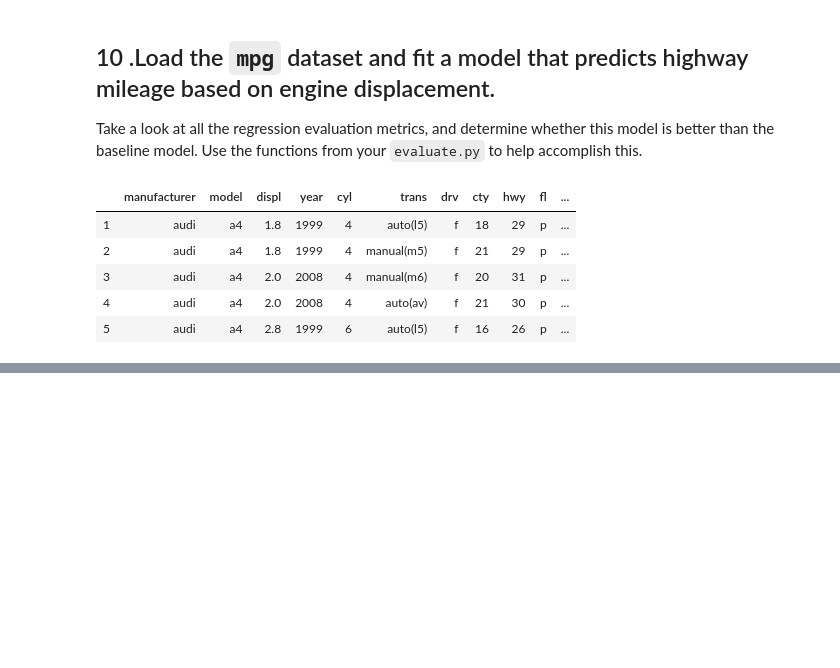
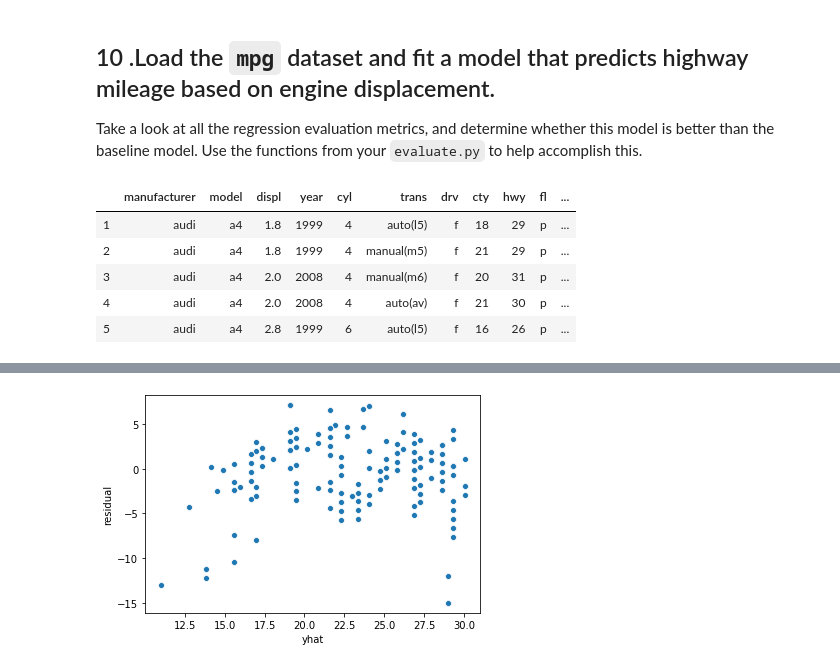
Before and after one commit to chasethompson/ds-methodologies-exercises, a Jupyter notebook: regression/evaluate.ipynb, the cells around one changed output, grey strips where cells are left out. Saved outputs shown, nothing was run; the diff lists cells and outputs as text; code cells hidden in the pictures; blank space fills up the shorter version.

```diff
--- a/regression/evaluate.ipynb
+++ b/regression/evaluate.ipynb
@@ -306,0 +287,2 @@ df = mpg['hwy', ]
+# %%
+df["yhat_baseline"] = df["y"].mean()
@@ -306,0 +298,8 @@ df = mpg['hwy', ]
+# %%
+from statsmodels.formula.api import ols
+
+# generate parameters, i.e. create model
+ols_model = ols('y ~ x', data = df).fit()
+
+# compute predictions and add to original dataframe
+df['yhat'] = ols_model.predict(df.x)
@@ -306,0 +315,6 @@ df = mpg['hwy', ]
+# %%
+df["residual"] = df["yhat"] - df["y"]
+# %%
+evaluate.plot_residuals(df)
+# %% [output]
+[figure, added]
```
Also changed, not shown: parts of 21 cells of this notebook, 1 other file.
